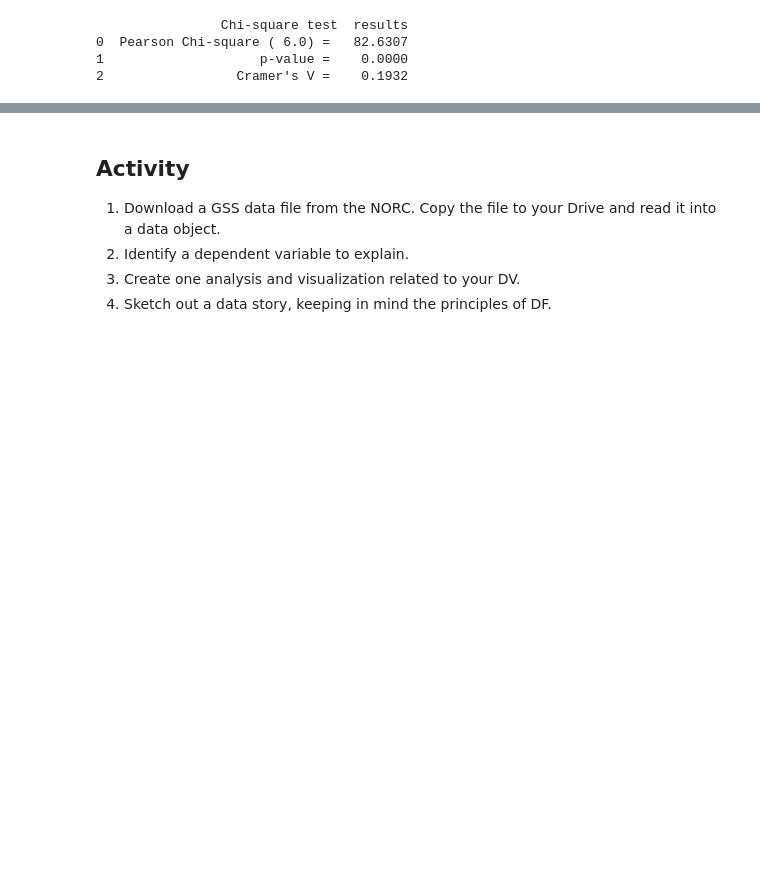
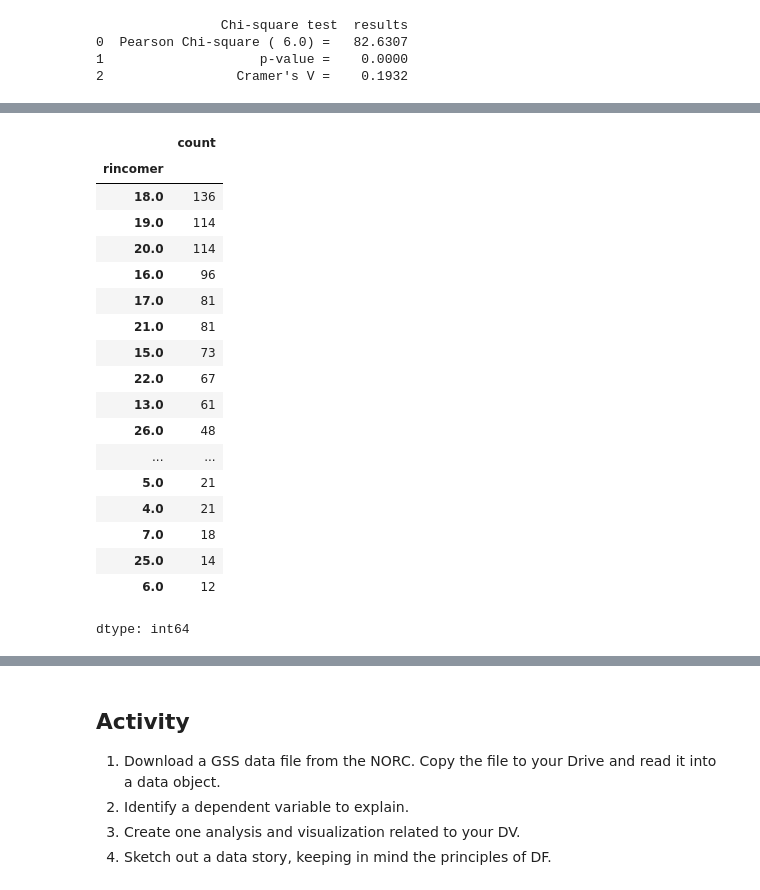
Before and after one commit to 550tealeaves/DATA-70500-working-with-data, a Jupyter notebook: ORIG_6a_SurveyDataAnalysisGSS.ipynb, the cells around one changed output, grey strips where cells are left out. Saved outputs shown, nothing was run; the diff lists cells and outputs as text; code cells hidden in the pictures; blank space fills up the shorter version.

```diff
--- a/ORIG_6a_SurveyDataAnalysisGSS.ipynb
+++ b/ORIG_6a_SurveyDataAnalysisGSS.ipynb
@@ -164,0 +233,22 @@ GSS2018_df['rural'] = np.where(GSS2018_df['xnorcsiz'] > 7, 1, 0)
+# %%
+GSS2018_df['rincomer'].value_counts()
+# %% [output]
+|  | count |
+| rincomer |  |
+| 18.0 | 136 |
+| 19.0 | 114 |
+| 20.0 | 114 |
+| 16.0 | 96 |
+| 17.0 | 81 |
+| 21.0 | 81 |
+| 15.0 | 73 |
+| 22.0 | 67 |
+| 13.0 | 61 |
+| 26.0 | 48 |
+| ... | ... |
+| 5.0 | 21 |
+| 4.0 | 21 |
+| 7.0 | 18 |
+| 25.0 | 14 |
+| 6.0 | 12 |
+dtype: int64
```
Also changed, not shown: parts of 18 cells of this notebook.
